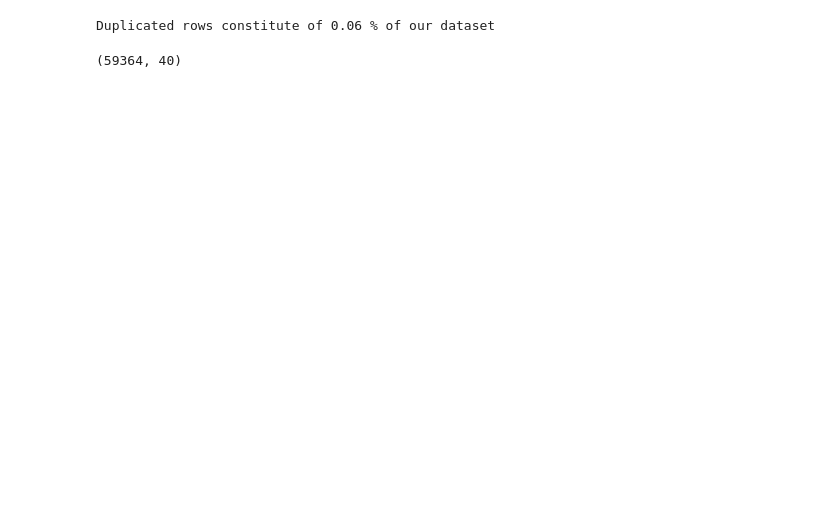
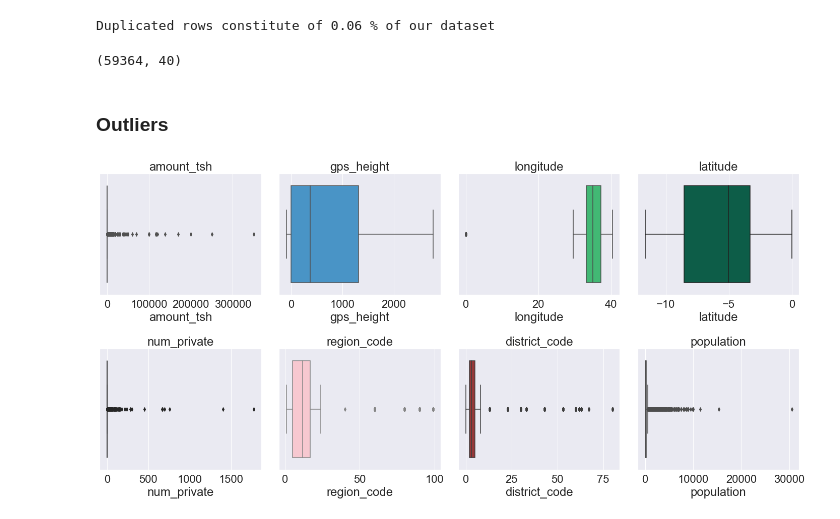
Before and after one commit to atienosonia/Tanzanian_Water_Wells, a Jupyter notebook: student.ipynb, the cells around one changed output. Drawn from its saved outputs; the diff is of its cells as text; code cells hidden in the pictures; blank space fills up the shorter version.

Commit message:
visualizing outliers

```diff
--- a/student.ipynb
+++ b/student.ipynb
@@ -321,3 +322,34 @@ def shape(data):
 shape(df)
 # %% [output]
 (59364, 40)
+# %% [markdown]
+### Outliers
+# %%
+# visualizing outliers in our numerical data
+
+def plot_boxplots(data, cols):
+    fig, axes = plt.subplots(2, 4, figsize=(20,10))
+    axes = axes.ravel()
+    sns.set(font_scale=2.0)
+
+    colors = ["#9b59b6", "#3498db", "#2ecc71", "#006a4e", 'purple', 'pink', 'brown', 'gray']
+
+    for i, col in enumerate(cols[:8]):
+
+        # convert the x-axis variable to a numeric data type
+
+        data[col] = data[col].astype(float)
+        sns.boxplot(x=data[col], ax=axes[i], color=colors[i])
+
+        axes[i].set_title(col)
+    plt.tight_layout()
+
+# specify the columns to plot
+
+cols = df.select_dtypes(include='number').columns
+
+# call the plot_boxplots function
+
+plot_boxplots(df, cols)
+# %% [output]
+[figure, added]
```
Also changed, not shown: parts of 5 cells of this notebook, 1 other file.
